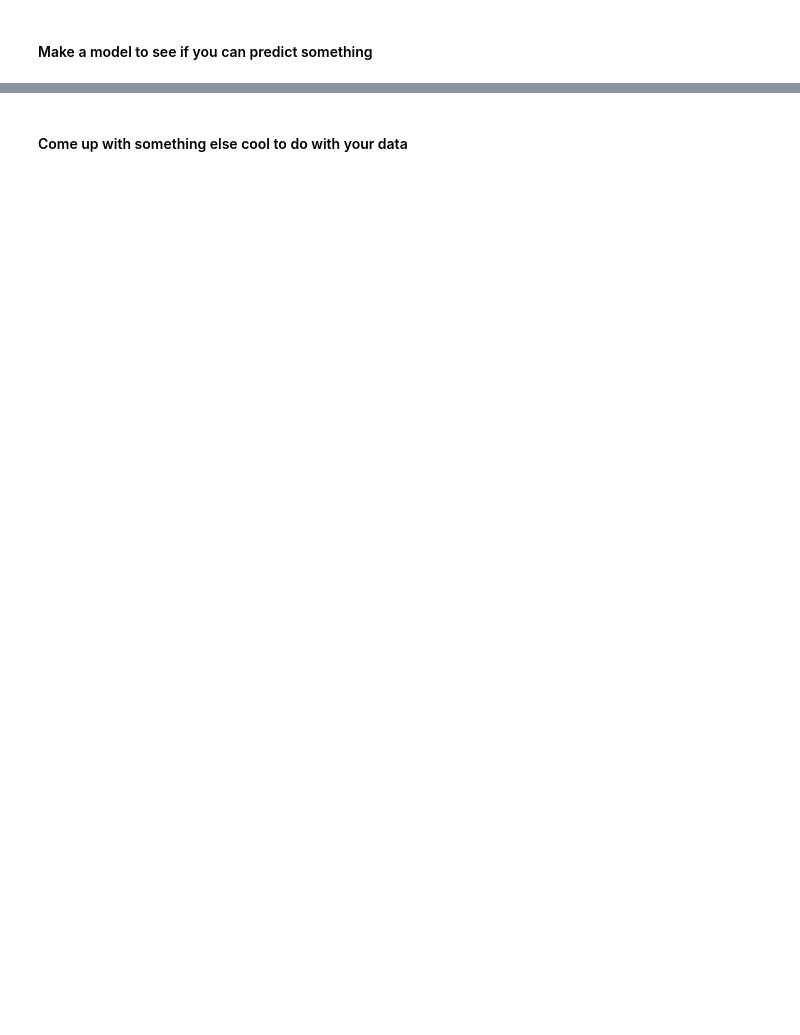
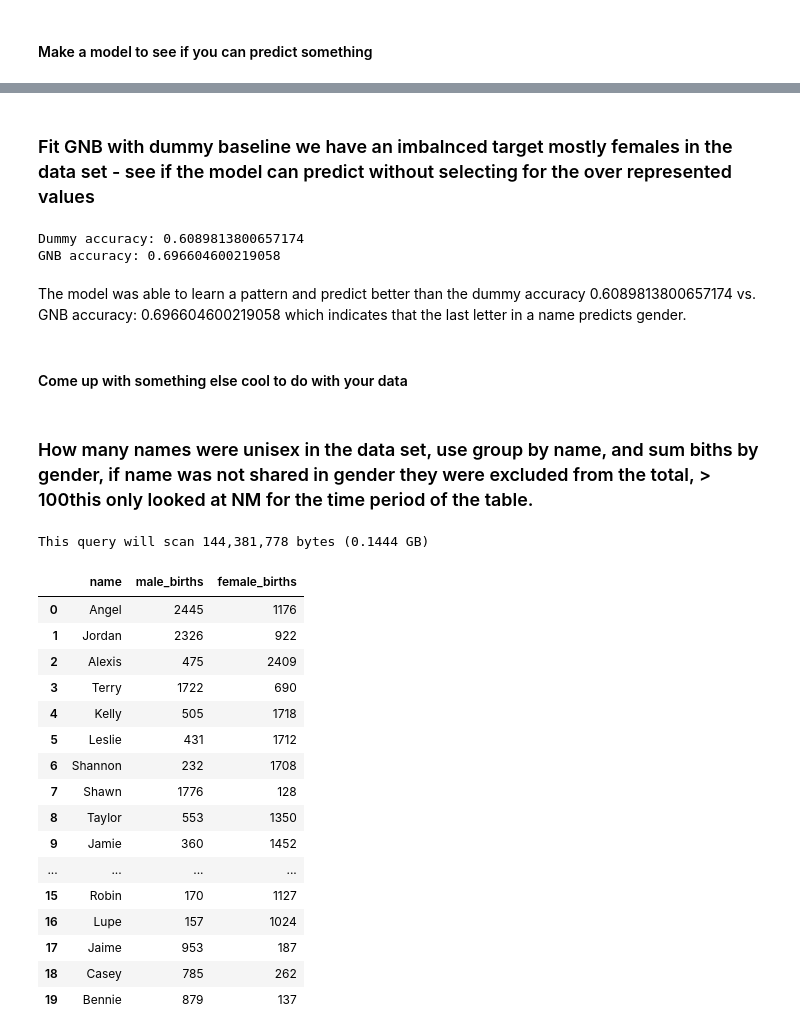
Before and after one commit to cyeef/Data-Science-Portfolio-C21-, a Jupyter notebook: Projects/Project-3/SQL.2-BQ.project.template.ipynb, the cells around one changed output, grey strips where cells are left out. Saved outputs shown, nothing was run; the diff lists cells and outputs as text; code cells hidden in the pictures; blank space fills up the shorter version.

```diff
--- a/Projects/Project-3/SQL.2-BQ.project.template.ipynb
+++ b/Projects/Project-3/SQL.2-BQ.project.template.ipynb
@@ -536,2 +776,71 @@ Make some cool plots to go with your data. Write SQL queries to get ONLY the inf
+# %% [markdown]
+### Fit GNB with dummy baseline we have an imbalnced target mostly females in the data set - see if the model can predict without selecting for the over represented values
+# %%
+from sklearn.model_selection import train_test_split
+from sklearn.naive_bayes import GaussianNB
+from sklearn.dummy import DummyClassifier
+from sklearn.metrics import accuracy_score
+
+
+
+
+
+X_train, X_test, y_train, y_test = train_test_split(
+    X, y, test_size=0.25, random_state=42, stratify=y)
+
+# Dummy baseline — most frequent class (will guess Female ~61%)
+dummy = DummyClassifier(strategy='most_frequent')
+dummy.fit(X_train, y_train)
+print("Dummy accuracy:", accuracy_score(y_test, dummy.predict(X_test)))
+
+# Real model
+gnb = GaussianNB()
+gnb.fit(X_train, y_train)
+print("GNB accuracy:", accuracy_score(y_test, gnb.predict(X_test)))
+# %% [output]
+Dummy accuracy: 0.6089813800657174
+GNB accuracy: 0.696604600219058
+# %% [markdown]
+The model was able to learn a pattern and predict better than the dummy accuracy 0.6089813800657174 vs. GNB accuracy: 0.696604600219058 which indicates that the last letter in a name predicts gender.
 # %% [markdown]
 #### Come up with something else cool to do with your data
+# %% [markdown]
+### How many names were unisex in the data set, use group by name, and sum biths by gender, if name was not shared in gender they were excluded from the total, >  100this only looked at NM for the time period of the table.
+# %%
+query = """
+    WITH name_gender AS (
+        SELECT name,
+               SUM(CASE WHEN gender = 'M' THEN number ELSE 0 END) AS male_births,
+               SUM(CASE WHEN gender = 'F' THEN number ELSE 0 END) AS female_births
+        FROM `bigquery-public-data.usa_names.usa_1910_current`
+        WHERE state = 'NM'
+        GROUP BY name
+    )
+    SELECT name, male_births, female_births
+    FROM name_gender
+    WHERE male_births > 100 AND female_births > 100
+    ORDER BY (male_births + female_births) DESC
+    LIMIT 20
+"""
+dry_run(query)
+df = run_sql(query)
+df
+# %% [output]
+This query will scan 144,381,778 bytes (0.1444 GB)
+|  | name | male_births | female_births |
+| 0 | Angel | 2445 | 1176 |
+| 1 | Jordan | 2326 | 922 |
+| 2 | Alexis | 475 | 2409 |
+| 3 | Terry | 1722 | 690 |
+| 4 | Kelly | 505 | 1718 |
+| 5 | Leslie | 431 | 1712 |
+| 6 | Shannon | 232 | 1708 |
+| 7 | Shawn | 1776 | 128 |
+| 8 | Taylor | 553 | 1350 |
+| 9 | Jamie | 360 | 1452 |
+| ... | ... | ... | ... |
+| 15 | Robin | 170 | 1127 |
+| 16 | Lupe | 157 | 1024 |
+| 17 | Jaime | 953 | 187 |
+| 18 | Casey | 785 | 262 |
+| 19 | Bennie | 879 | 137 |
```
Also changed, not shown: parts of 17 cells of this notebook.
